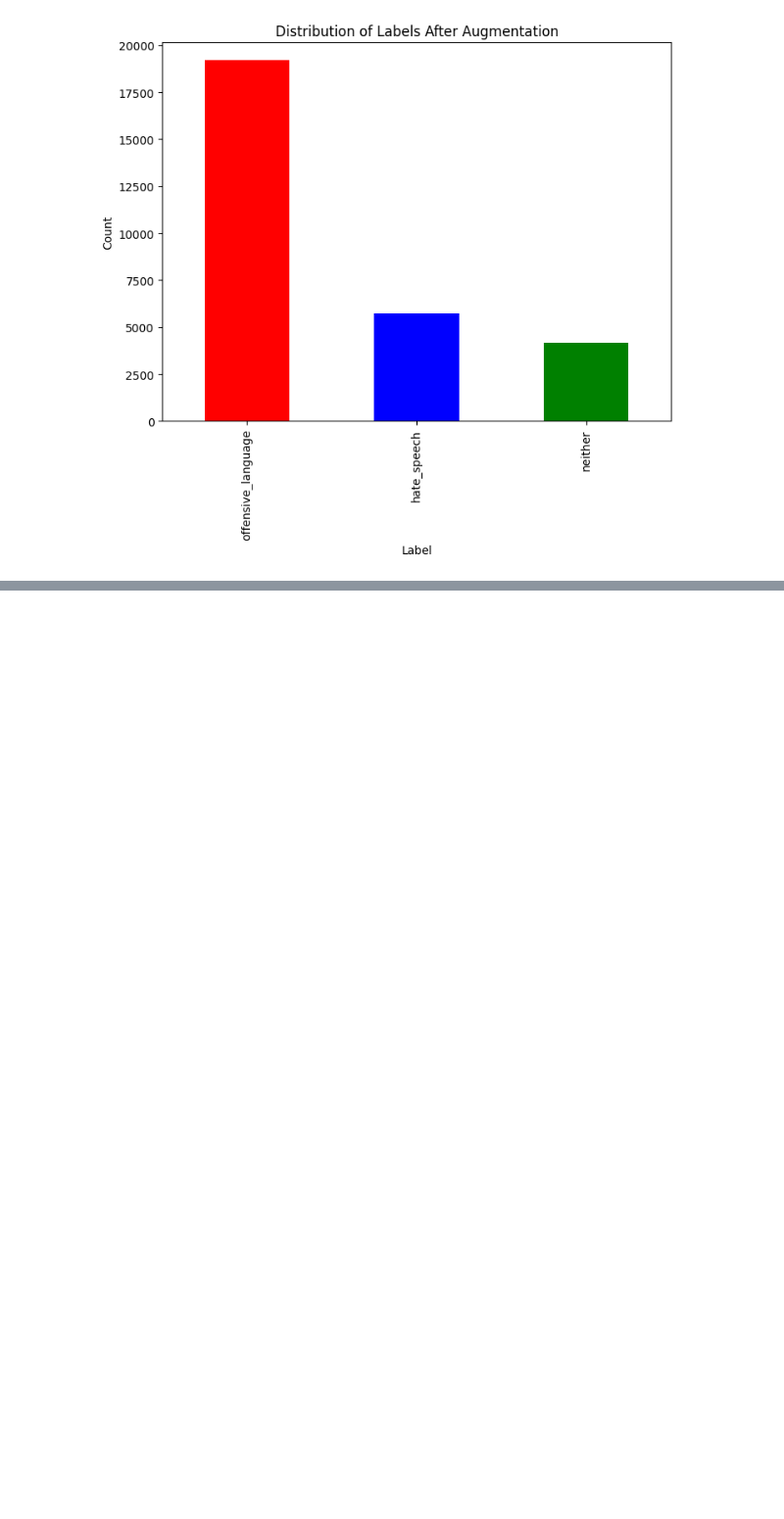
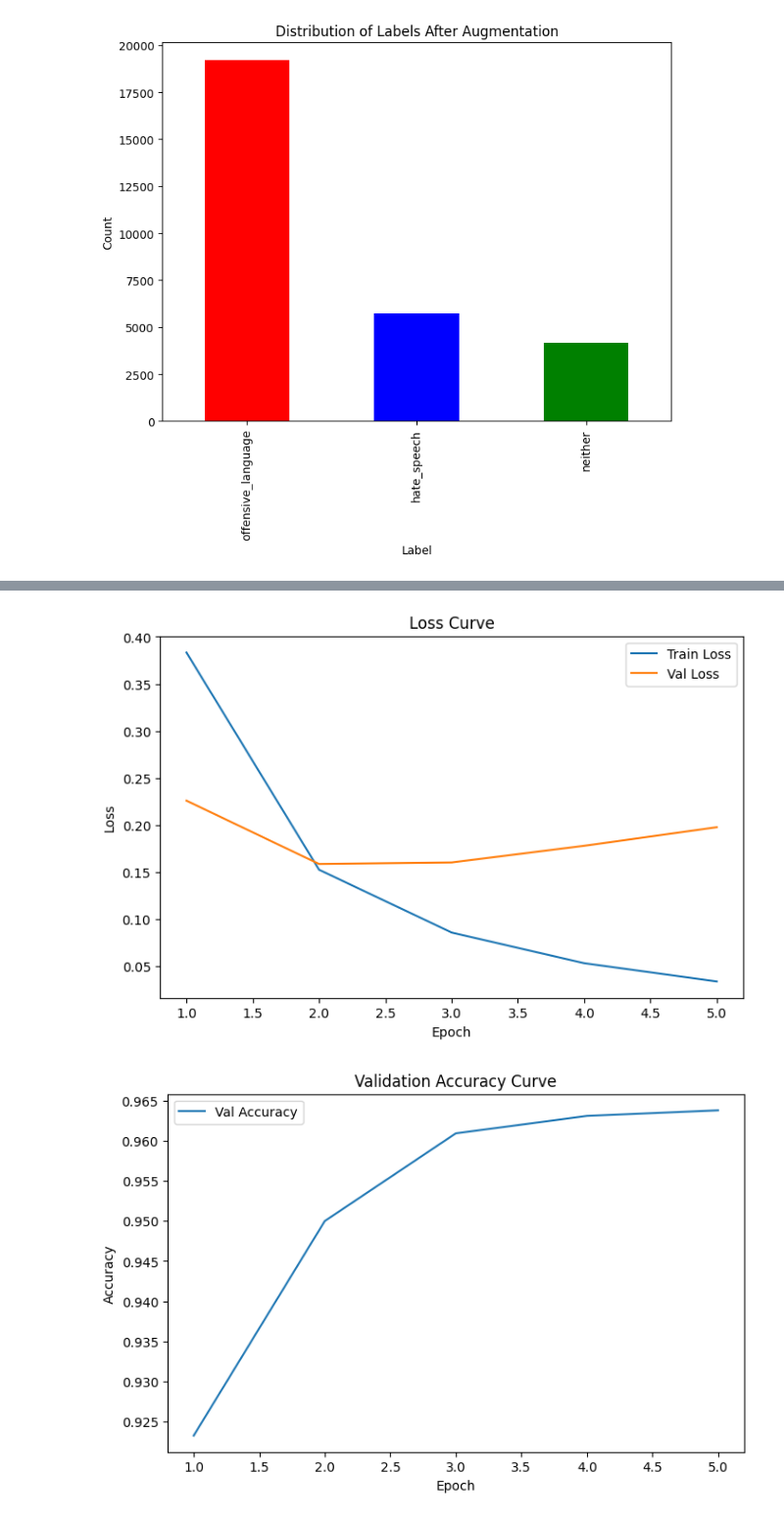
Before and after one commit to ChuTungDuongg/CS221---HateSpeech-Detection-Project, a Jupyter notebook: Bert_pipeline.ipynb, the cells around one changed output, grey strips where cells are left out. Shown at 98% size. Saved outputs shown, nothing was run; the diff lists cells and outputs as text; code cells hidden in the pictures; blank space fills up the shorter version.

```diff
--- a/Bert_pipeline.ipynb
+++ b/Bert_pipeline.ipynb
@@ -373,0 +411,6 @@ val_dataset = tf.data.Dataset.from_tensor_slices(
+# %%
+model = BertForSequenceClassification.from_pretrained('bert-base-uncased', num_labels=3)
+
+optimizer = AdamW(model.parameters(), lr=2e-5)
+
+print("Bert Pytorch model loaded successfully.")
@@ -373,0 +762,25 @@ val_dataset = tf.data.Dataset.from_tensor_slices(
+# %%
+import matplotlib.pyplot as plt
+
+# train_losses, val_losses, val_accuracies phải là list theo epoch
+epochs_ran = range(1, len(train_losses) + 1)
+
+plt.figure(figsize=(8, 5))
+plt.plot(epochs_ran, train_losses, label="Train Loss")
+plt.plot(epochs_ran, val_losses, label="Val Loss")
+plt.xlabel("Epoch")
+plt.ylabel("Loss")
+plt.title("Loss Curve")
+plt.legend()
+plt.show()
+
+plt.figure(figsize=(8, 5))
+plt.plot(epochs_ran, val_accuracies, label="Val Accuracy")
+plt.xlabel("Epoch")
+plt.ylabel("Accuracy")
+plt.title("Validation Accuracy Curve")
+plt.legend()
+plt.show()
+# %% [output]
+[figure, added]
+[figure, added]
```
Also changed, not shown: parts of 21 cells of this notebook.
